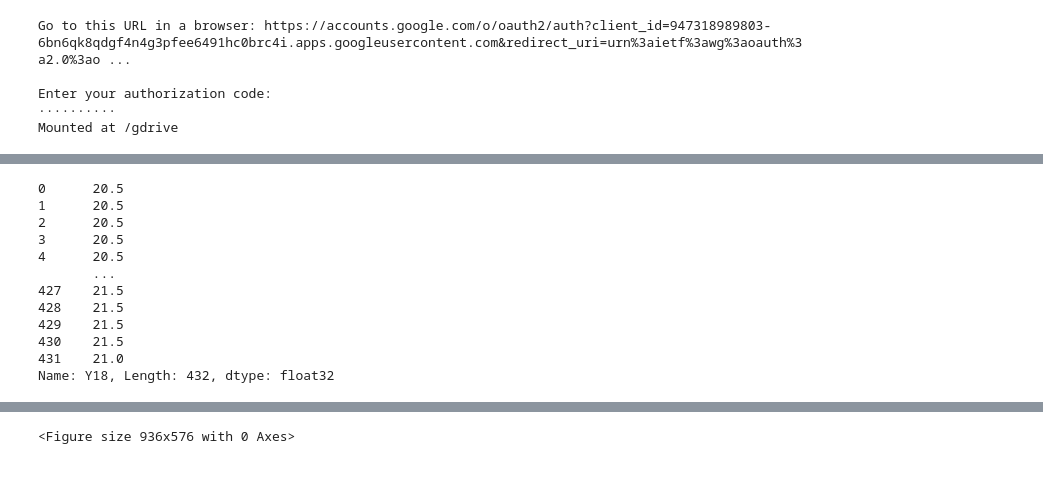
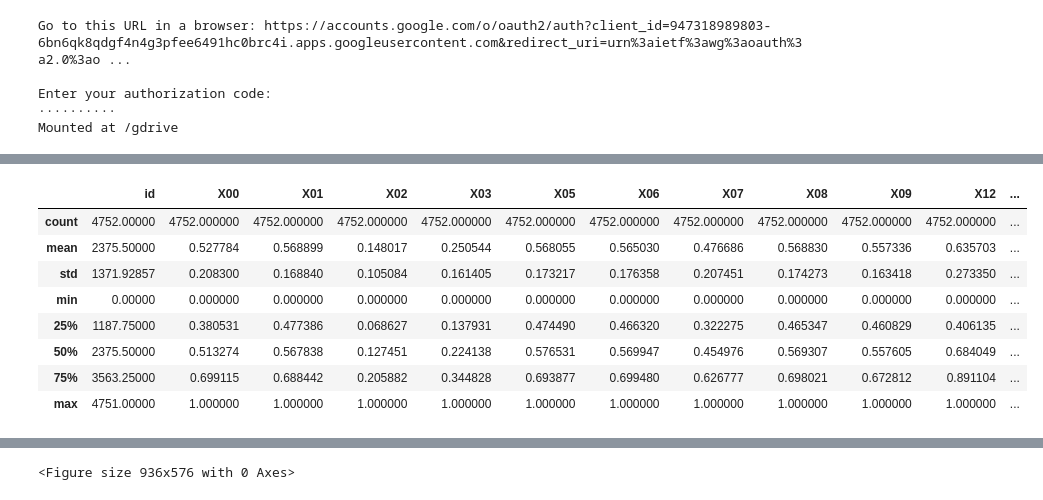
Before and after one commit to GyuYoungCho/machine_learning_Data_analysis, a Jupyter notebook: Dacon/temperture1.ipynb, the cells around one changed output, grey strips where cells are left out. Cells and saved outputs as stored; diff of their text form; code cells hidden in the pictures.

```diff
--- a/Dacon/temperture1.ipynb
+++ b/Dacon/temperture1.ipynb
@@ -62,23 +127,20 @@ test1  = pd.concat([test["id"] , test_norm, test.loc[:,"minute_sin":"hour_cos"]]
+# %%
+train1.describe()
+# %% [output]
+|  | id | X00 | X01 | X02 | X03 | X05 | X06 | X07 | X08 | X09 | X12 | ... |
+| count | 4752.00000 | 4752.000000 | 4752.000000 | 4752.000000 | 4752.000000 | 4752.000000 | 4752.000000 | 4752.000000 | 4752.000000 | 4752.000000 | 4752.000000 | ... |
+| mean | 2375.50000 | 0.527784 | 0.568899 | 0.148017 | 0.250544 | 0.568055 | 0.565030 | 0.476686 | 0.568830 | 0.557336 | 0.635703 | ... |
+| std | 1371.92857 | 0.208300 | 0.168840 | 0.105084 | 0.161405 | 0.173217 | 0.176358 | 0.207451 | 0.174273 | 0.163418 | 0.273350 | ... |
+| min | 0.00000 | 0.000000 | 0.000000 | 0.000000 | 0.000000 | 0.000000 | 0.000000 | 0.000000 | 0.000000 | 0.000000 | 0.000000 | ... |
+| 25% | 1187.75000 | 0.380531 | 0.477386 | 0.068627 | 0.137931 | 0.474490 | 0.466320 | 0.322275 | 0.465347 | 0.460829 | 0.406135 | ... |
+| 50% | 2375.50000 | 0.513274 | 0.567838 | 0.127451 | 0.224138 | 0.576531 | 0.569947 | 0.454976 | 0.569307 | 0.557605 | 0.684049 | ... |
+| 75% | 3563.25000 | 0.699115 | 0.688442 | 0.205882 | 0.344828 | 0.693877 | 0.699480 | 0.626777 | 0.698021 | 0.672812 | 0.891104 | ... |
+| max | 4751.00000 | 1.000000 | 1.000000 | 1.000000 | 1.000000 | 1.000000 | 1.000000 | 1.000000 | 1.000000 | 1.000000 | 1.000000 | ... |
 # %%
 train2 = train1.iloc[:4320,:]
 train3 = train1.iloc[4320:,:].reset_index(drop=True)
 train_y = train.iloc[:4320,][y_col]
 train18 = train.loc[4320:,"Y18"].reset_index(drop=True)
-# %%
-train18
-# %% [output]
-0      20.5
-1      20.5
-2      20.5
-3      20.5
-4      20.5
-       ...
-427    21.5
-428    21.5
-429    21.5
-430    21.5
-431    21.0
-Name: Y18, Length: 432, dtype: float32
 # %%
 sns.set_style("darkgrid")
 plt.figure(figsize=(25,25))
```
Also changed, not shown: parts of 16 cells of this notebook.
